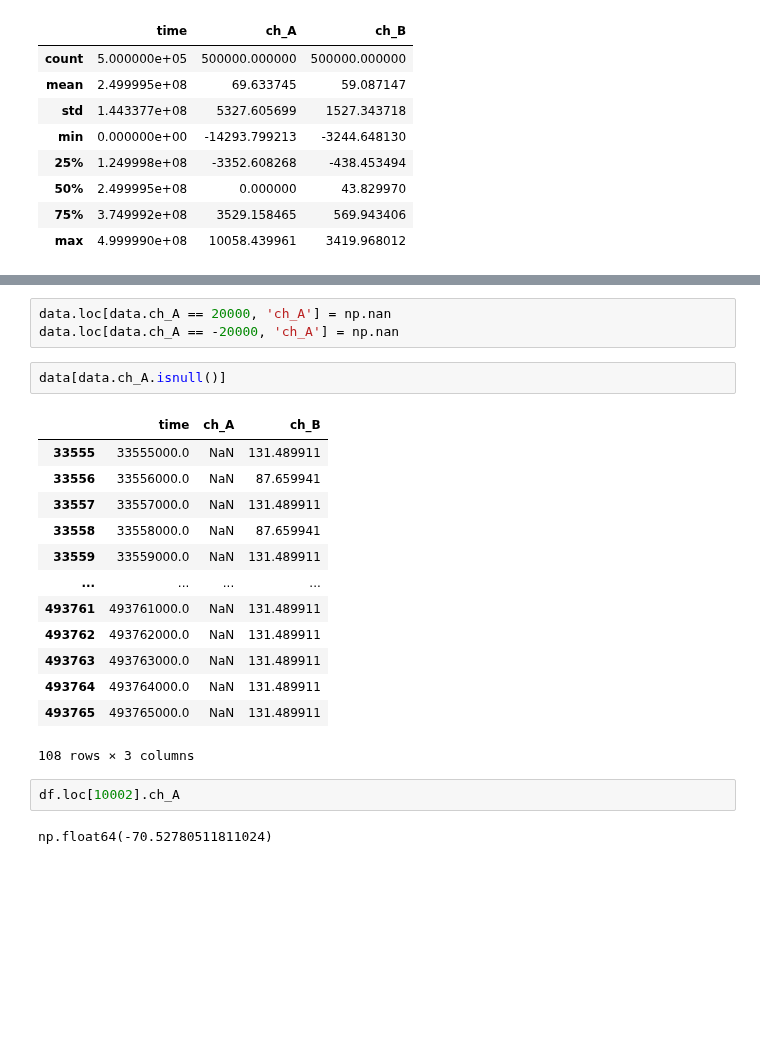
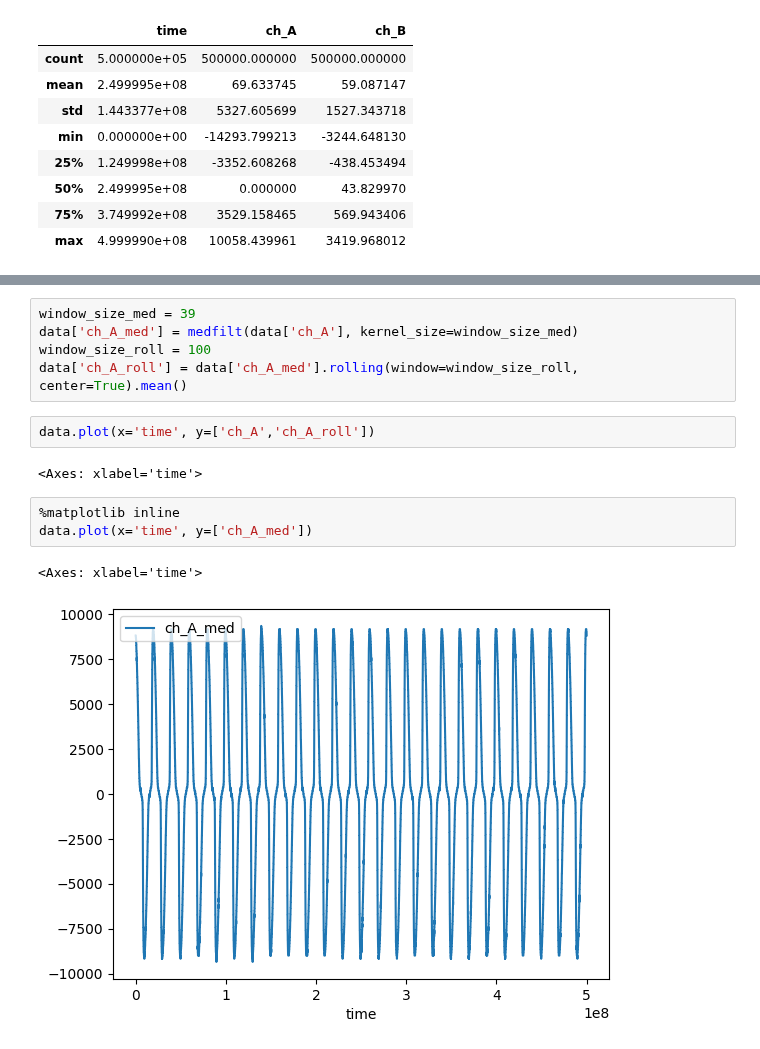
Before and after one commit to BuslaySt/Epstein, a Jupyter notebook: eps_test.ipynb, the cells around one changed output, grey strips where cells are left out. Cells and saved outputs as stored; diff of their text form; blank space fills up the shorter version.

```diff
--- a/eps_test.ipynb
+++ b/eps_test.ipynb
@@ -25,24 +25,16 @@ data.plot(x='time', y=['ch_A'])
 # %%
-data.loc[data.ch_A == 20000, 'ch_A'] = np.nan
-data.loc[data.ch_A == -20000, 'ch_A'] = np.nan
+window_size_med = 39
+data['ch_A_med'] = medfilt(data['ch_A'], kernel_size=window_size_med)
+window_size_roll = 100
+data['ch_A_roll'] = data['ch_A_med'].rolling(window=window_size_roll, center=True).mean()
 # %%
-data[data.ch_A.isnull()]
+data.plot(x='time', y=['ch_A','ch_A_roll'])
 # %% [output]
-|  | time | ch_A | ch_B |
-| 33555 | 33555000.0 | NaN | 131.489911 |
-| 33556 | 33556000.0 | NaN | 87.659941 |
-| 33557 | 33557000.0 | NaN | 131.489911 |
-| 33558 | 33558000.0 | NaN | 87.659941 |
-| 33559 | 33559000.0 | NaN | 131.489911 |
-| ... | ... | ... | ... |
-| 493761 | 493761000.0 | NaN | 131.489911 |
-| 493762 | 493762000.0 | NaN | 131.489911 |
-| 493763 | 493763000.0 | NaN | 131.489911 |
-| 493764 | 493764000.0 | NaN | 131.489911 |
-| 493765 | 493765000.0 | NaN | 131.489911 |
-108 rows × 3 columns
+<Axes: xlabel='time'>
 # %%
-df.loc[10002].ch_A
+%matplotlib inline
+data.plot(x='time', y=['ch_A_med'])
 # %% [output]
-np.float64(-70.52780511811024)
+<Axes: xlabel='time'>
+[figure, added]
 # %%
```
Also changed, not shown: parts of 3 cells of this notebook, 1 other file.
